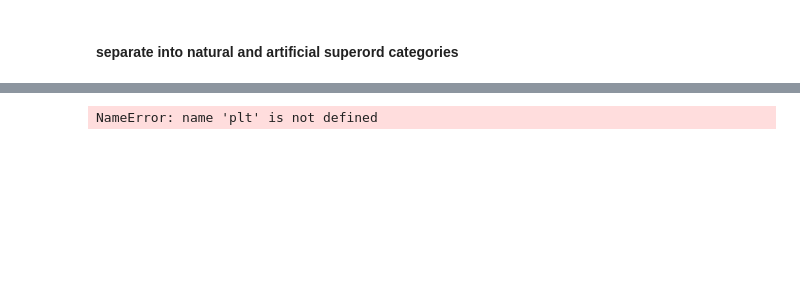
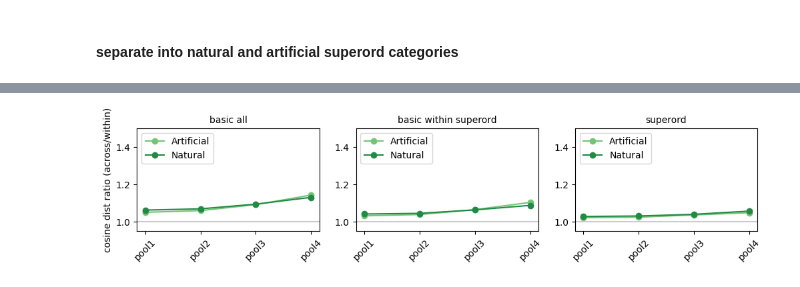
Before and after one commit to mmhenderson/featsynth, a Jupyter notebook: code/image_analysis/gram_similarity_ecoset64.ipynb, the cells around one changed output, grey strips where cells are left out. Drawn from its saved outputs; the diff is of its cells as text; code cells hidden in the pictures; blank space fills up the shorter version.

```diff
--- a/code/image_analysis/gram_similarity_ecoset64.ipynb
+++ b/code/image_analysis/gram_similarity_ecoset64.ipynb
@@ -367,7 +261,7 @@ for ii in range(n_layers):
 # %% [markdown]
 #### separate into natural and artificial superord categories
 # %%
-is_natural = np.array([1,1,1,0,0,0,0,0]).astype(bool)
+is_natural = np.array([1,1,1,1,0,0,0,0]).astype(bool)
 kind_names = ['Artificial','Natural']
 n_kinds = len(kind_names)
 nat_colors = cm.Greens(np.linspace(0,1,5))[[2,3],:]
@@ -448,36 +268,42 @@ NameError: name 'plt' is not defined
-# %%
-plt.figure(figsize=(12,2))
-pi=0
-
-levels = ['across all basic','across basic within superord', 'across superord']
-for vals, level in zip([across_b_all_each_supcat,
-                        across_b_within_s_each_supcat,
-                        across_s], \
-                      levels):
-
-    pi+=1
-    ax = plt.subplot(1,3,pi)
-
-    lh = []
-
-    for kk in [0,1]:
-
-        meanvals = np.mean(vals[is_natural==kk,:], axis=0)
-
-        h = plt.plot(np.arange(n_layers), meanvals, color=nat_colors[kk,:])
-
-        lh += h
-
-    ax.legend(lh, kind_names, loc='upper left');
-    plt.xticks(np.arange(n_layers), layer_names, rotation=45);
-
-    if pi==1:
-        plt.ylabel('cosine dist')
-
-    # plt.ylim([0.98, 1.005])
-    # plt.ylim([1.0, 1.06])
-
-    plt.title(level)
-# %% [output]
-NameError: name 'plt' is not defined
+# %%
+ni = 11;
+
+levels = ['basic all','basic within superord','superord']
+
+plt.figure(figsize=(12,2))
+pi=0
+
+for vals, level in zip([basic_sep_all_each_supcat[:,:,ni], \
+                        basic_sep_each_supcat[:,:,ni], \
+                        super_sep_each_supcat[:,:,ni]], \
+                      levels):
+
+    pi+=1
+    ax = plt.subplot(1,3,pi)
+
+    lh = []
+
+    for kk in [0,1]:
+
+        # print(kk)
+
+        meanvals = np.mean(vals[is_natural==kk,:], axis=0)
+
+        h = plt.plot(np.arange(n_layers), meanvals, 'o-', color=nat_colors[kk,:])
+
+        lh += h
+
+    ax.legend(lh, kind_names, loc='upper left');
+    plt.xticks(np.arange(n_layers), layer_names, rotation=45);
+
+    plt.axhline(1, color=[0.8, 0.8, 0.8])
+
+    if pi==1:
+        plt.ylabel('cosine dist ratio (across/within)')
+
+    plt.ylim([0.95, 1.50])
+
+    plt.title(level)
+# %% [output]
+[figure, added]
 # %%
```
Also changed, not shown: parts of 21 cells of this notebook, 9 other files.
